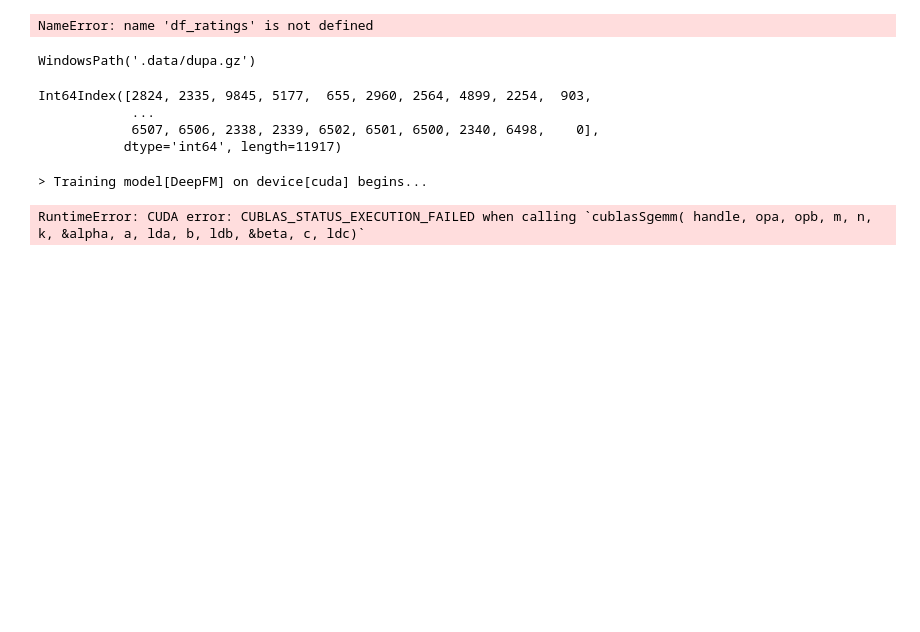
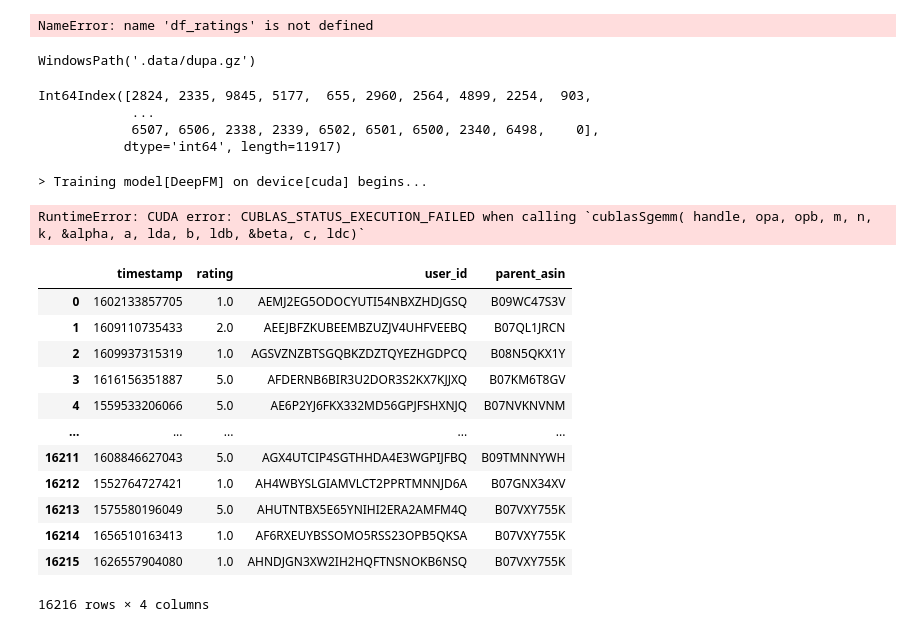
Before and after one commit to milymilek/recsys-streaming, a Jupyter notebook: recsys-streaming-ml/notebooks/data_processing.ipynb, the cells around one changed output. Cells and saved outputs as stored; diff of their text form; code cells hidden in the pictures; blank space fills up the shorter version.

```diff
--- a/recsys-streaming-ml/notebooks/data_processing.ipynb
+++ b/recsys-streaming-ml/notebooks/data_processing.ipynb
@@ -390,3 +390,22 @@ train()
 # %% [output]
 > Training model[DeepFM] on device[cuda] begins...
 RuntimeError: CUDA error: CUBLAS_STATUS_EXECUTION_FAILED when calling `cublasSgemm( handle, opa, opb, m, n, k, &alpha, a, lda, b, ldb, &beta, c, ldc)`
+# %%
+from recsys_streaming_ml.db import read_df_from_mongo, mongo_db
+d = read_df_from_mongo(mongo_db, "ratings")
+# %%
+d
+# %% [output]
+|  | timestamp | rating | user_id | parent_asin |
+| 0 | 1602133857705 | 1.0 | AEMJ2EG5ODOCYUTI54NBXZHDJGSQ | B09WC47S3V |
+| 1 | 1609110735433 | 2.0 | AEEJBFZKUBEEMBZUZJV4UHFVEEBQ | B07QL1JRCN |
+| 2 | 1609937315319 | 1.0 | AGSVZNZBTSGQBKZDZTQYEZHGDPCQ | B08N5QKX1Y |
+| 3 | 1616156351887 | 5.0 | AFDERNB6BIR3U2DOR3S2KX7KJJXQ | B07KM6T8GV |
+| 4 | 1559533206066 | 5.0 | AE6P2YJ6FKX332MD56GPJFSHXNJQ | B07NVKNVNM |
+| ... | ... | ... | ... | ... |
+| 16211 | 1608846627043 | 5.0 | AGX4UTCIP4SGTHHDA4E3WGPIJFBQ | B09TMNNYWH |
+| 16212 | 1552764727421 | 1.0 | AH4WBYSLGIAMVLCT2PPRTMNNJD6A | B07GNX34XV |
+| 16213 | 1575580196049 | 5.0 | AHUTNTBX5E65YNIHI2ERA2AMFM4Q | B07VXY755K |
+| 16214 | 1656510163413 | 1.0 | AF6RXEUYBSSOMO5RSS23OPB5QKSA | B07VXY755K |
+| 16215 | 1626557904080 | 1.0 | AHNDJGN3XW2IH2HQFTNSNOKB6NSQ | B07VXY755K |
+16216 rows × 4 columns
```
Also changed, not shown: parts of 2 cells of this notebook, 16 other files.
